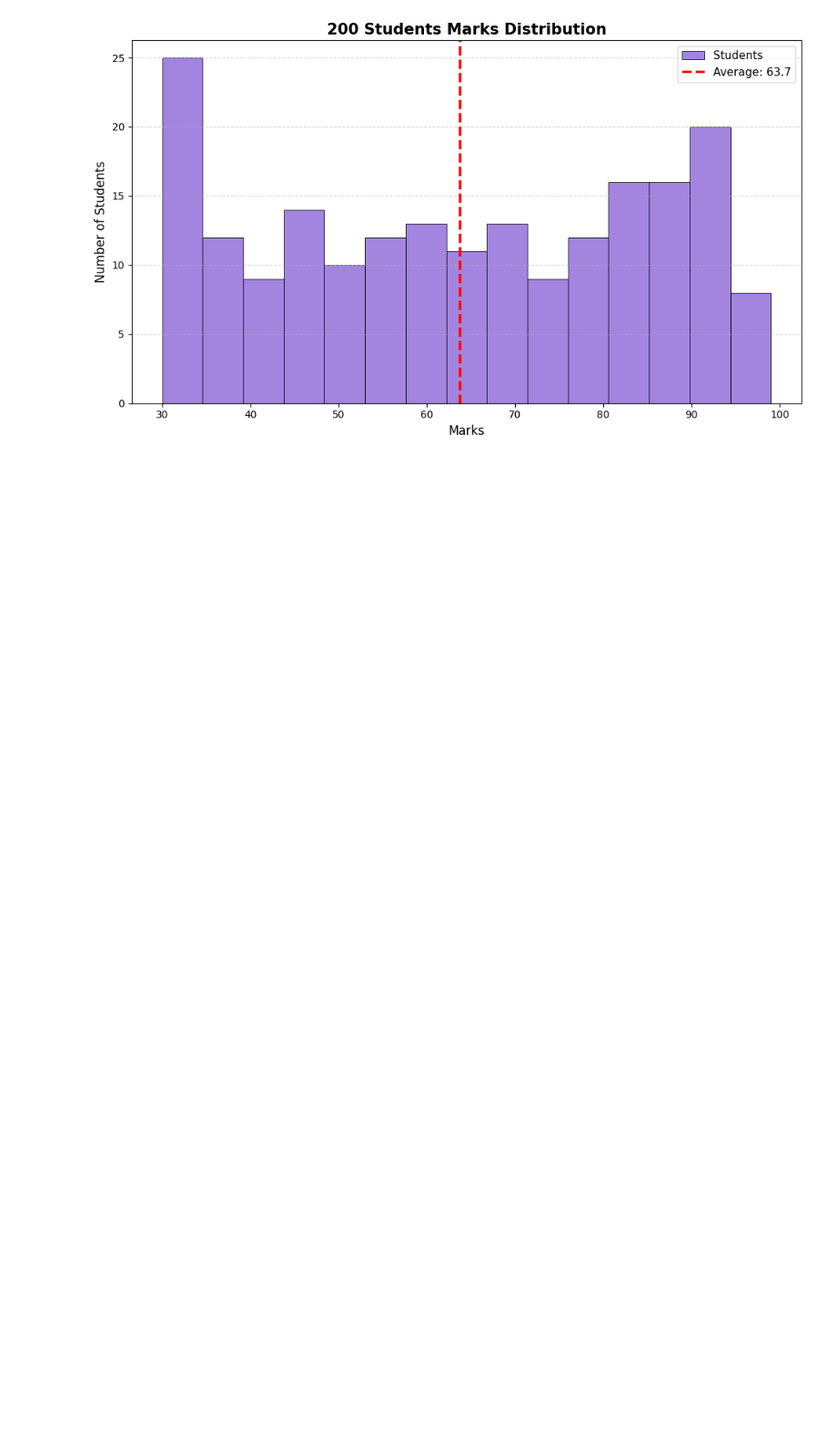
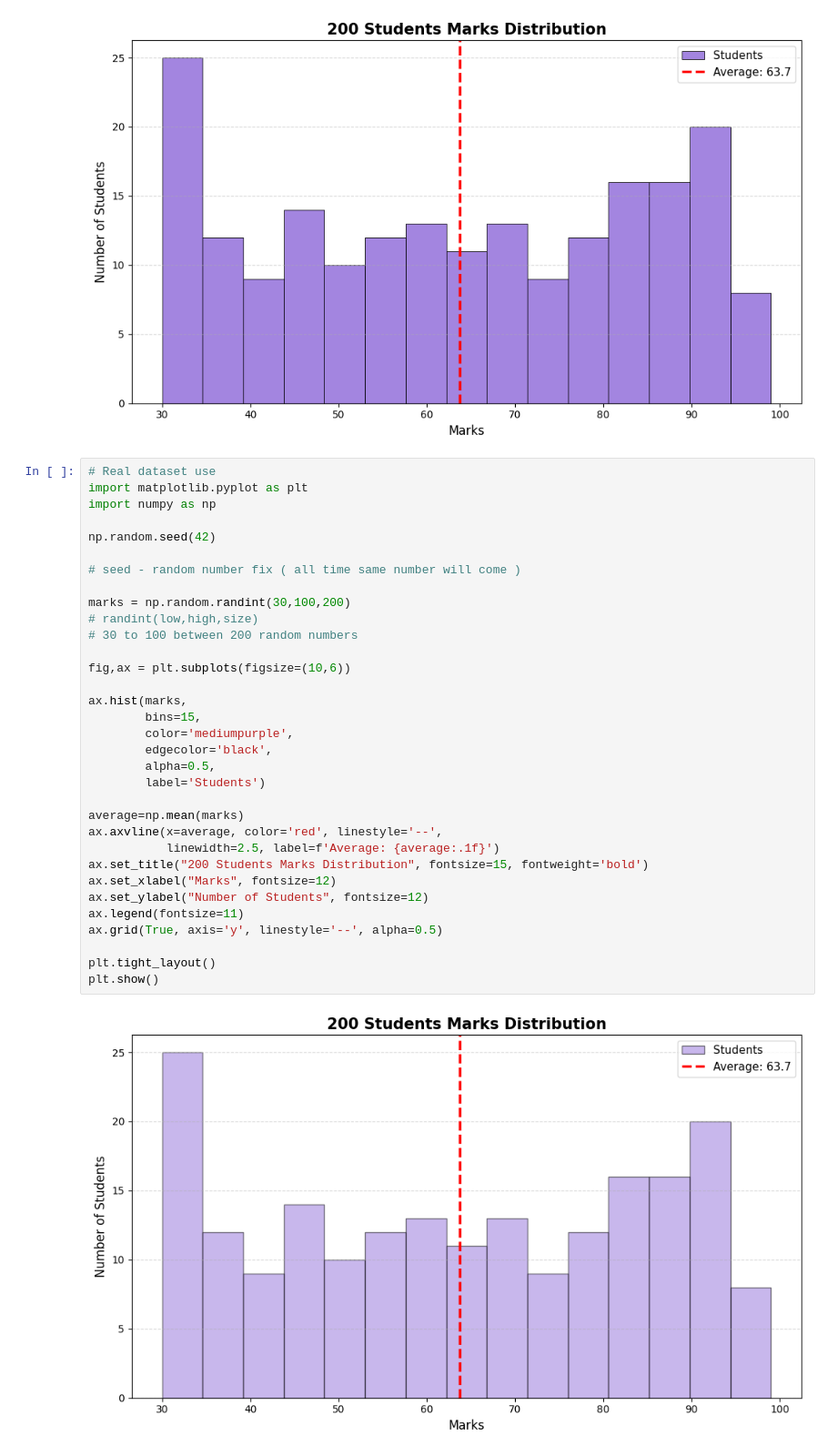
Before and after one commit to Deepanshu-8126/Matplotlib, a Jupyter notebook: Matplotlib_04.ipynb, the cells around one changed output. Shown at 91% size. Drawn from its saved outputs; the diff is of its cells as text; blank space fills up the shorter version.

```diff
--- a/Matplotlib_04.ipynb
+++ b/Matplotlib_04.ipynb
@@ -154,3 +154,38 @@ plt.tight_layout()
 plt.show()
 # %% [output]
 [figure]
+# %%
+# Real dataset use
+import matplotlib.pyplot as plt
+import numpy as np
+
+np.random.seed(42)
+
+# seed - random number fix ( all time same number will come )
+
+marks = np.random.randint(30,100,200)
+# randint(low,high,size)
+# 30 to 100 between 200 random numbers
+
+fig,ax = plt.subplots(figsize=(10,6))
+
+ax.hist(marks,
+        bins=15,
+        color='mediumpurple',
+        edgecolor='black',
+        alpha=0.5,
+        label='Students')
+
+average=np.mean(marks)
+ax.axvline(x=average, color='red', linestyle='--',
+           linewidth=2.5, label=f'Average: {average:.1f}')
+ax.set_title("200 Students Marks Distribution", fontsize=15, fontweight='bold')
+ax.set_xlabel("Marks", fontsize=12)
+ax.set_ylabel("Number of Students", fontsize=12)
+ax.legend(fontsize=11)
+ax.grid(True, axis='y', linestyle='--', alpha=0.5)
+
+plt.tight_layout()
+plt.show()
+# %% [output]
+[figure, added]
```
Also changed, not shown: parts of 6 cells of this notebook.
